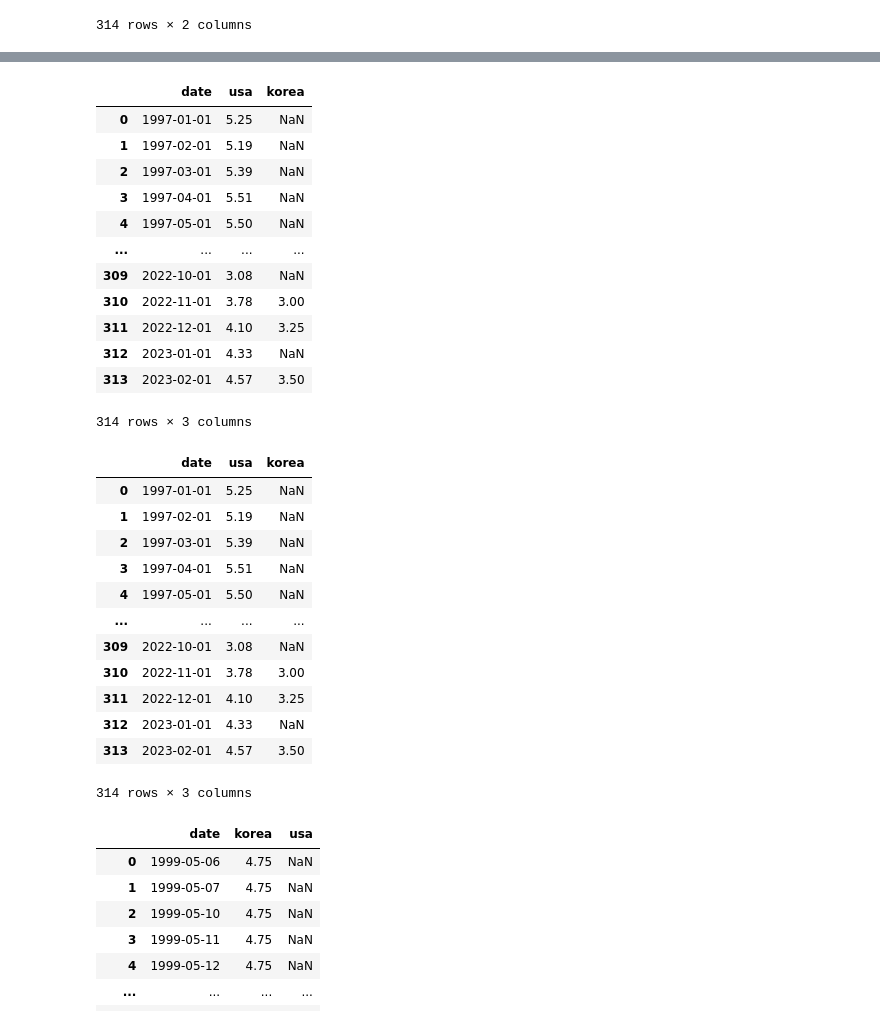
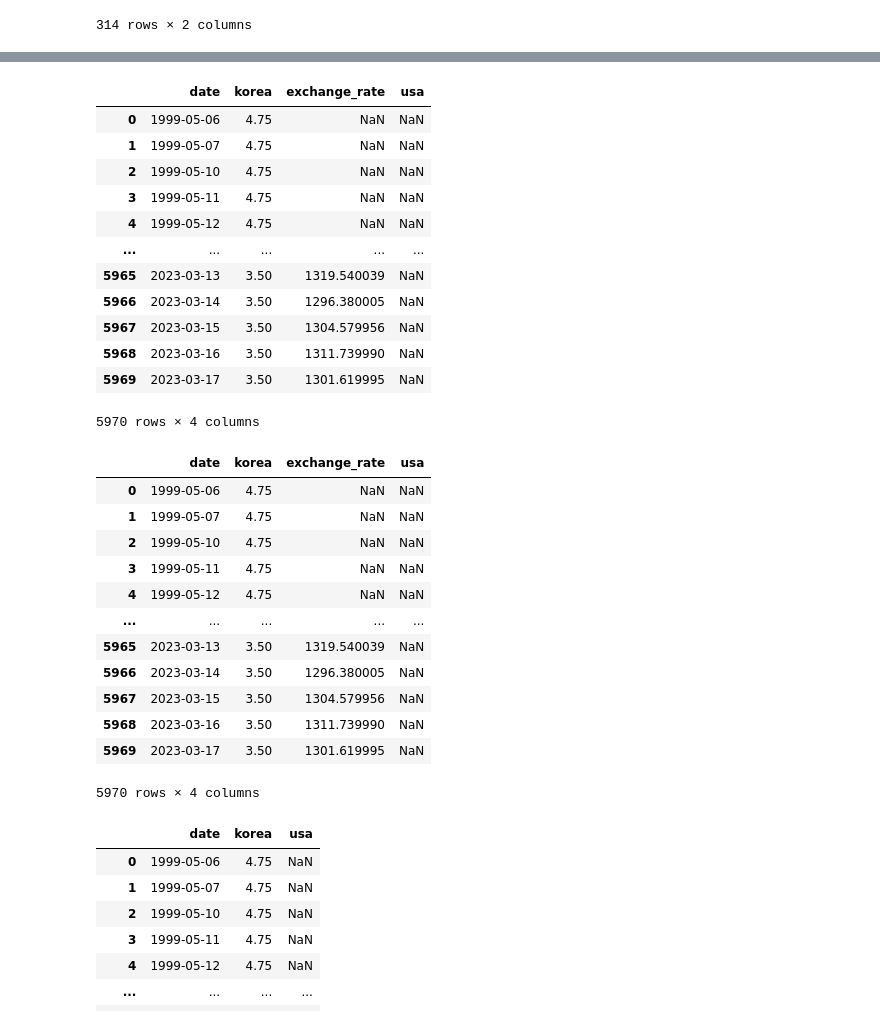
Before and after one commit to giokim12/data-preprocessing, a Jupyter notebook: interest_clean.ipynb, the cells around one changed output, grey strips where cells are left out. Saved outputs shown, nothing was run; the diff lists cells and outputs as text; code cells hidden in the pictures.

```diff
--- a/interest_clean.ipynb
+++ b/interest_clean.ipynb
@@ -100,3 +100,6 @@ df_u
 | 822 | 2023-01-01 | 4.33 |
 | 823 | 2023-02-01 | 4.57 |
 314 rows × 2 columns
+# %%
+exc_raw = pd.read_csv("./exchange_rate.csv", encoding='utf-8')
+exc_raw
@@ -102,0 +120,5 @@ df_u
+# %%
+exc = exc_raw.rename(columns={'Close':'exchange_rate', 'Date':'date'})
+exc = exc.drop(['Open', 'High', 'Low', 'Adj Close', 'Volume', 'exchange'], axis=1)
+exc = exc.astype({ 'date' : 'datetime64[ns]' })
+exc
@@ -102,0 +145,3 @@ df_u
+# %%
+exc_and_korea = pd.merge(df, exc, left_on='date', right_on='date', how='left')
+exc_and_korea
@@ -103,39 +162,39 @@ df_u
 # %%
-df_OUTER_JOIN = pd.merge(df_u, df, left_on='date', right_on='date', how='left')
+df_OUTER_JOIN = pd.merge(exc_and_korea, df_u, left_on='date', right_on='date', how='left')
 df_OUTER_JOIN
 # %% [output]
-|  | date | usa | korea |
-| 0 | 1997-01-01 | 5.25 | NaN |
-| 1 | 1997-02-01 | 5.19 | NaN |
-| 2 | 1997-03-01 | 5.39 | NaN |
-| 3 | 1997-04-01 | 5.51 | NaN |
-| 4 | 1997-05-01 | 5.50 | NaN |
-| ... | ... | ... | ... |
-| 309 | 2022-10-01 | 3.08 | NaN |
-| 310 | 2022-11-01 | 3.78 | 3.00 |
-| 311 | 2022-12-01 | 4.10 | 3.25 |
-| 312 | 2023-01-01 | 4.33 | NaN |
-| 313 | 2023-02-01 | 4.57 | 3.50 |
+|  | date | korea | exchange_rate | usa |
+| 0 | 1999-05-06 | 4.75 | NaN | NaN |
+| 1 | 1999-05-07 | 4.75 | NaN | NaN |
+| 2 | 1999-05-10 | 4.75 | NaN | NaN |
+| 3 | 1999-05-11 | 4.75 | NaN | NaN |
+| 4 | 1999-05-12 | 4.75 | NaN | NaN |
+| ... | ... | ... | ... | ... |
+| 5965 | 2023-03-13 | 3.50 | 1319.540039 | NaN |
+| 5966 | 2023-03-14 | 3.50 | 1296.380005 | NaN |
+| 5967 | 2023-03-15 | 3.50 | 1304.579956 | NaN |
+| 5968 | 2023-03-16 | 3.50 | 1311.739990 | NaN |
+| 5969 | 2023-03-17 | 3.50 | 1301.619995 | NaN |
-314 rows × 3 columns
+5970 rows × 4 columns
 # %%
 # pd.set_option('display.max_row', 500)
 # pd.set_option('display.max_columns', 100)
 # %%
 df_OUTER_JOIN
 # %% [output]
-|  | date | usa | korea |
-| 0 | 1997-01-01 | 5.25 | NaN |
-| 1 | 1997-02-01 | 5.19 | NaN |
-| 2 | 1997-03-01 | 5.39 | NaN |
-| 3 | 1997-04-01 | 5.51 | NaN |
-| 4 | 1997-05-01 | 5.50 | NaN |
-| ... | ... | ... | ... |
-| 309 | 2022-10-01 | 3.08 | NaN |
-| 310 | 2022-11-01 | 3.78 | 3.00 |
-| 311 | 2022-12-01 | 4.10 | 3.25 |
-| 312 | 2023-01-01 | 4.33 | NaN |
-| 313 | 2023-02-01 | 4.57 | 3.50 |
+|  | date | korea | exchange_rate | usa |
+| 0 | 1999-05-06 | 4.75 | NaN | NaN |
+| 1 | 1999-05-07 | 4.75 | NaN | NaN |
+| 2 | 1999-05-10 | 4.75 | NaN | NaN |
+| 3 | 1999-05-11 | 4.75 | NaN | NaN |
+| 4 | 1999-05-12 | 4.75 | NaN | NaN |
+| ... | ... | ... | ... | ... |
+| 5965 | 2023-03-13 | 3.50 | 1319.540039 | NaN |
+| 5966 | 2023-03-14 | 3.50 | 1296.380005 | NaN |
+| 5967 | 2023-03-15 | 3.50 | 1304.579956 | NaN |
+| 5968 | 2023-03-16 | 3.50 | 1311.739990 | NaN |
+| 5969 | 2023-03-17 | 3.50 | 1301.619995 | NaN |
-314 rows × 3 columns
+5970 rows × 4 columns
 # %%
 MERGED = pd.merge(df, df_u, how = 'outer')
 MERGED
```
Also changed, not shown: parts of 4 cells of this notebook, 3 other files.
